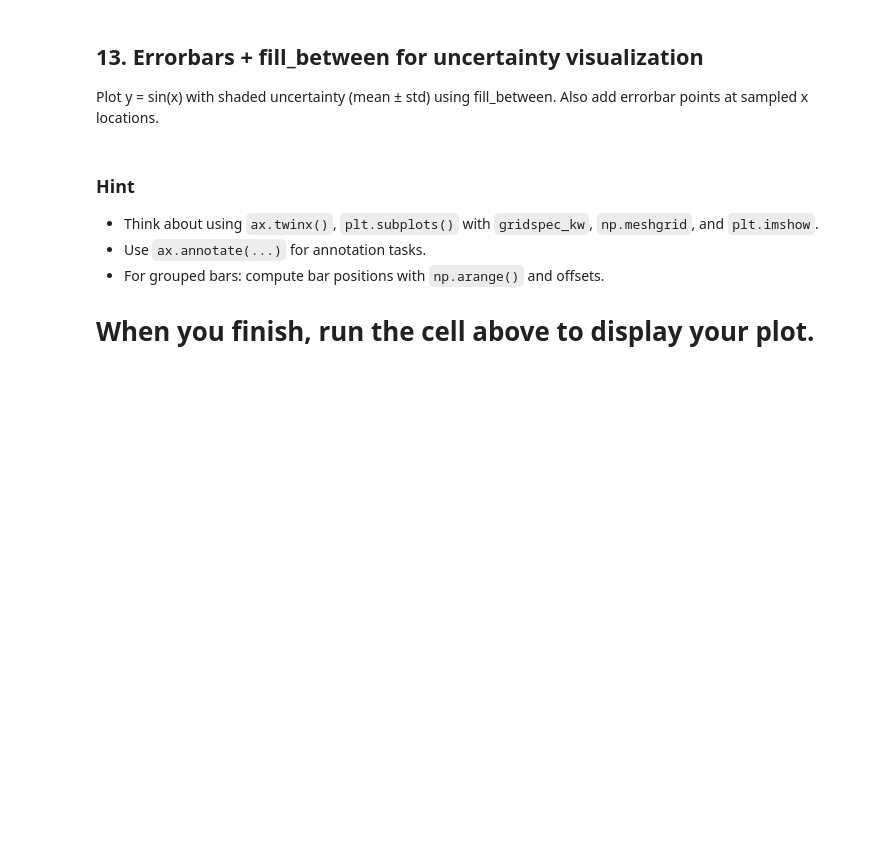
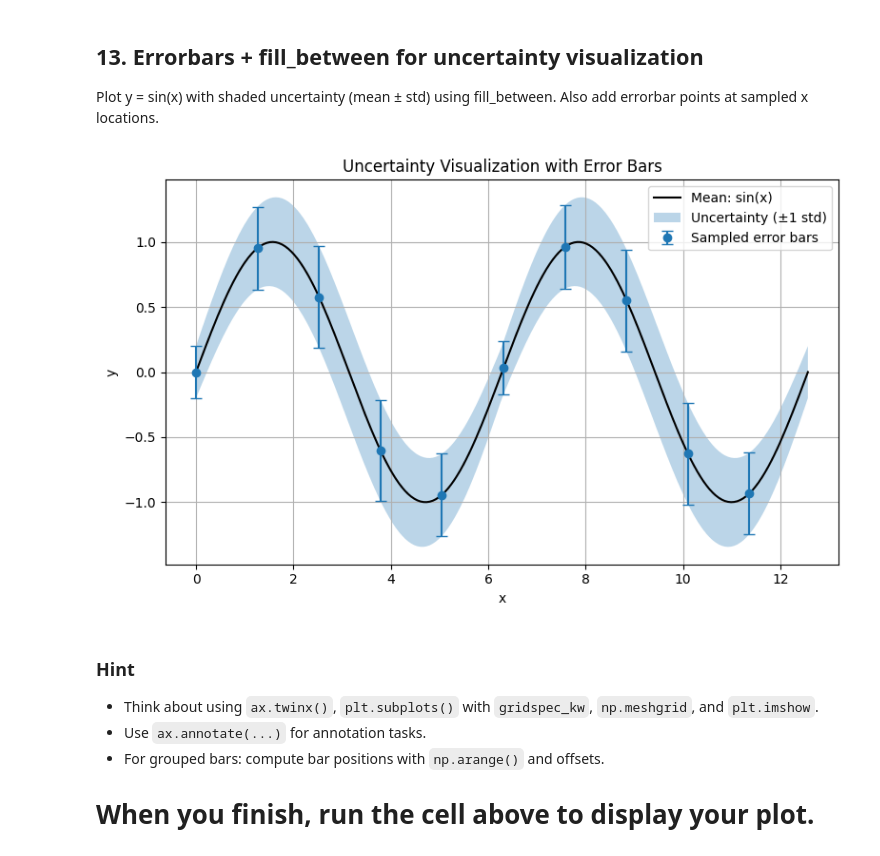
Before and after one commit to K-K-0/Matplotlib, a Jupyter notebook: matplotlib_practice_advanced.ipynb, the cells around one changed output. Saved outputs shown, nothing was run; the diff lists cells and outputs as text; code cells hidden in the pictures; blank space fills up the shorter version.

```diff
--- a/matplotlib_practice_advanced.ipynb
+++ b/matplotlib_practice_advanced.ipynb
@@ -418,9 +459,47 @@ Plot y = sin(x) with shaded uncertainty (mean ± std) using fill_between. Also a
 # %%
 x = np.linspace(0, 4*np.pi, 200)
 mean = np.sin(x)
 std = 0.2 + 0.2 * np.abs(np.sin(0.5*x))
 
-# Your code here
+fig, ax = plt.subplots(figsize=(8, 5))
+
+# Mean line
+ax.plot(x, mean, label='Mean: sin(x)', color='black')
+
+# Uncertainty band (mean ± std)
+ax.fill_between(
+    x,
+    mean - std,
+    mean + std,
+    alpha=0.3,
+    label='Uncertainty (±1 std)'
+)
+
+# Sampled points for error bars
+x_sample = x[::20]
+mean_sample = mean[::20]
+std_sample = std[::20]
+
+ax.errorbar(
+    x_sample,
+    mean_sample,
+    yerr=std_sample,
+    fmt='o',
+    capsize=4,
+    label='Sampled error bars'
+)
+
+# Labels & styling
+ax.set_xlabel('x')
+ax.set_ylabel('y')
+ax.set_title('Uncertainty Visualization with Error Bars')
+ax.grid(True)
+ax.legend()
+
+plt.tight_layout()
+plt.show()
+# %% [output]
+[figure, added]
 # %% [markdown]
 ### Hint
 - Think about using `ax.twinx()`, `plt.subplots()` with `gridspec_kw`, `np.meshgrid`, and `plt.imshow`.
```
Also changed, not shown: parts of 4 cells of this notebook.
